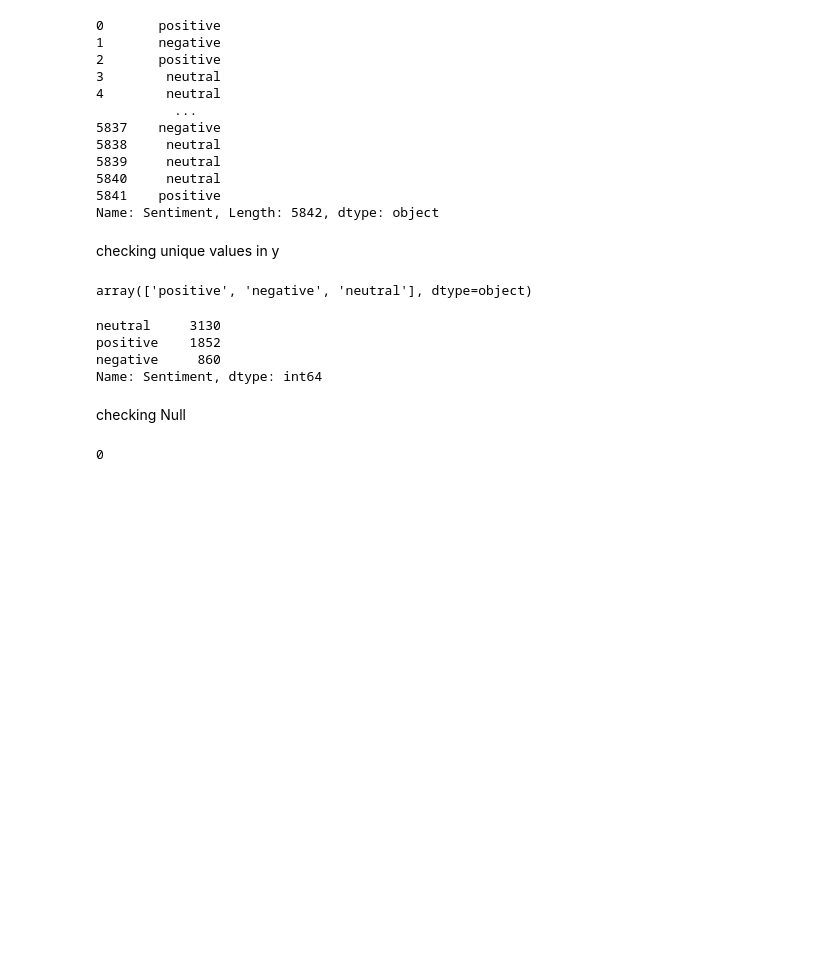
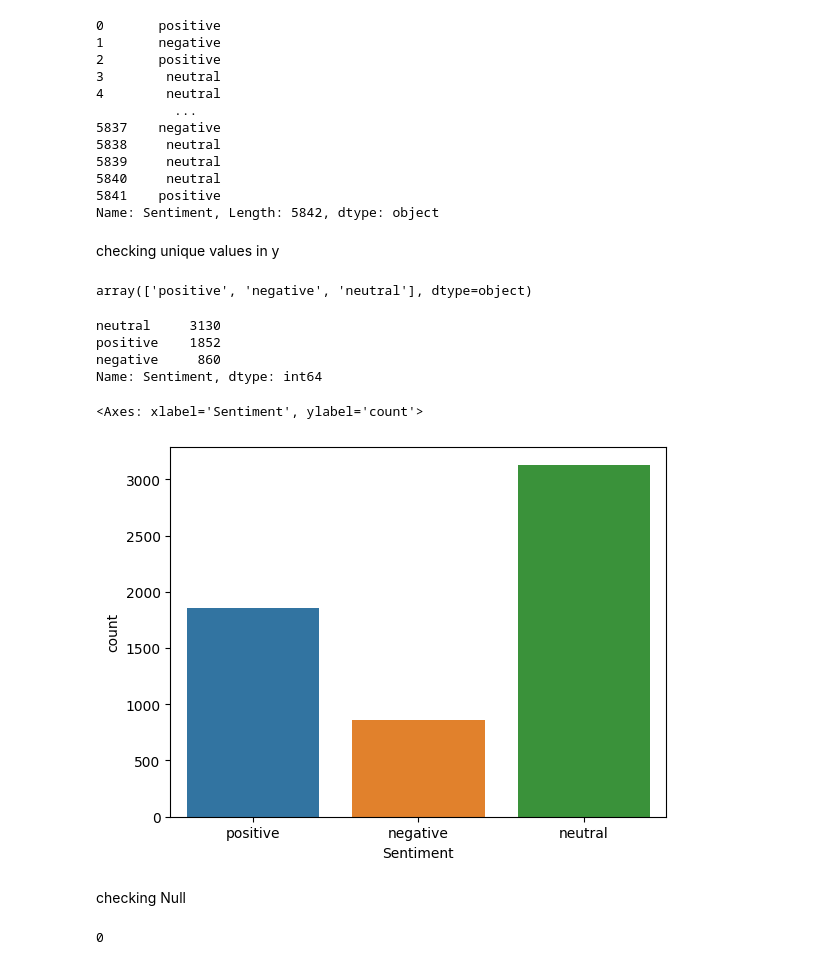
Before and after one commit to ShreeKeshavan/Machine_Learning, a Jupyter notebook: Sentiment_Analysis.ipynb, the cells around one changed output. Cells and saved outputs as stored; diff of their text form; code cells hidden in the pictures; blank space fills up the shorter version.

```diff
--- a/Sentiment_Analysis.ipynb
+++ b/Sentiment_Analysis.ipynb
@@ -73,6 +75,12 @@ neutral     3130
 positive    1852
 negative     860
 Name: Sentiment, dtype: int64
+# %%
+#method 3
+sns.countplot(x = y)
+# %% [output]
+<Axes: xlabel='Sentiment', ylabel='count'>
+[figure, added]
 # %% [markdown]
 checking Null
 # %%
```
Also changed, not shown: parts of 17 cells of this notebook.
